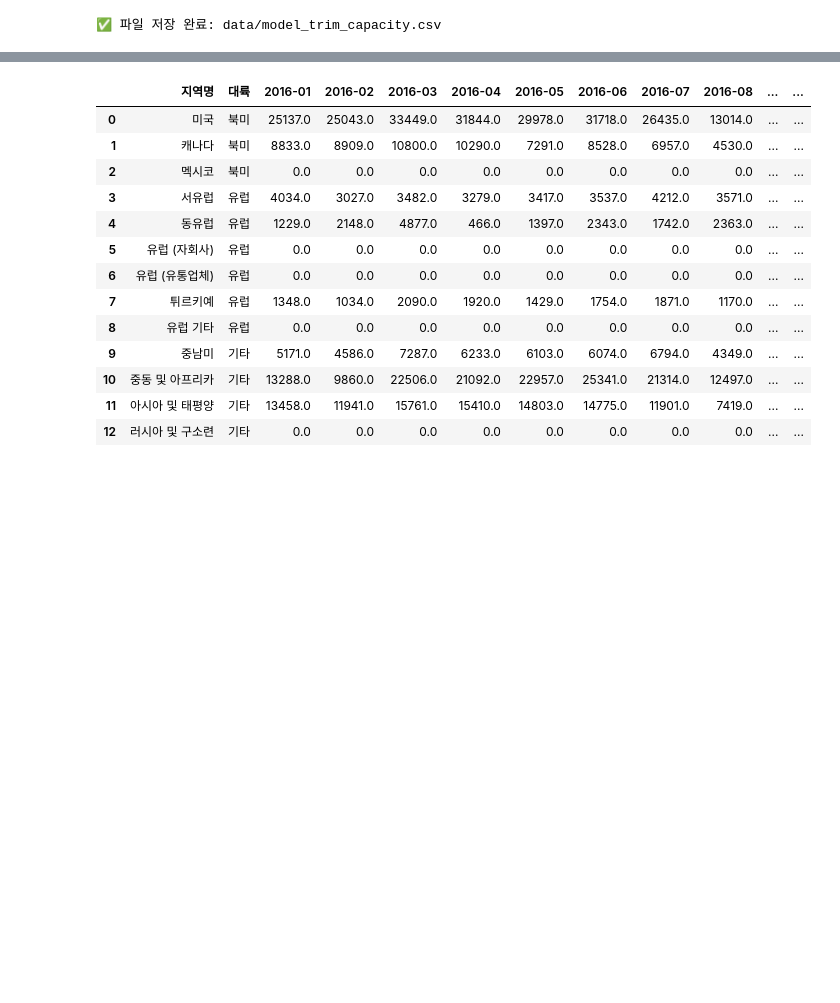
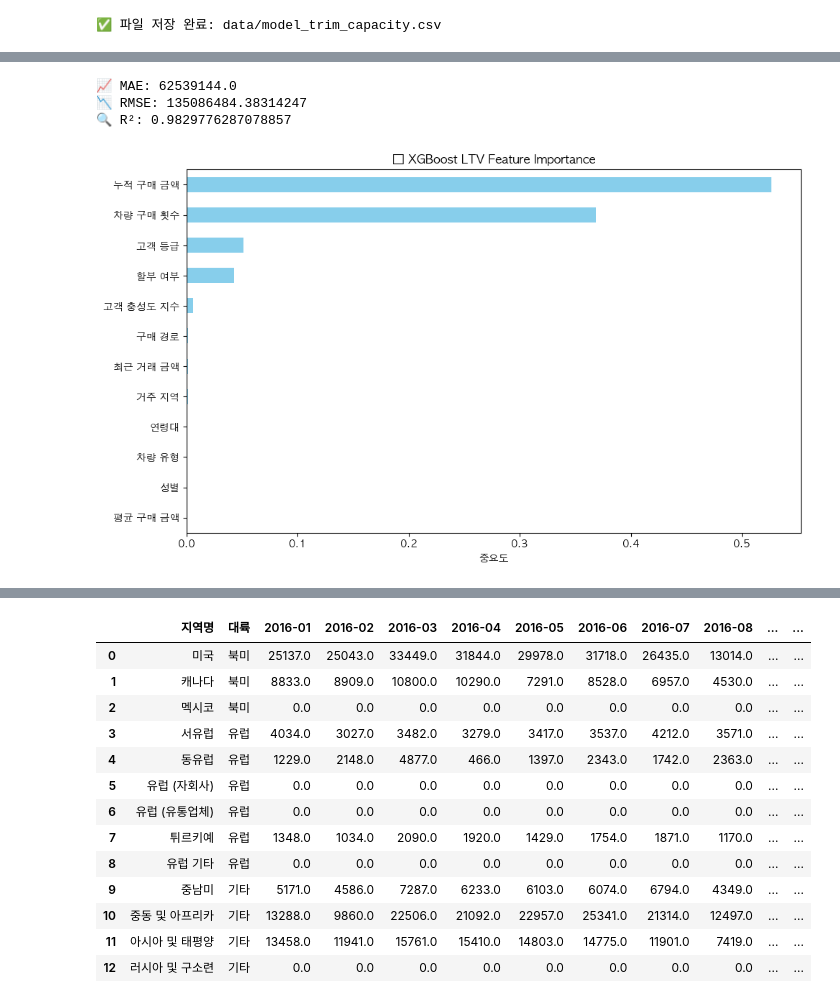
Before and after one commit to CodeWorks-hi/hyundai-crm-platform, a Jupyter notebook: preprocessing.ipynb, the cells around one changed output, grey strips where cells are left out. Saved outputs shown, nothing was run; the diff lists cells and outputs as text; code cells hidden in the pictures; blank space fills up the shorter version.

```diff
--- a/preprocessing.ipynb
+++ b/preprocessing.ipynb
@@ -57,0 +132,3 @@ print(f"✅ 파일 저장 완료: {output_path}")
+# %%
+# 4. 타겟 정의 (LTV)
+target = "고객 평생 가치"
@@ -57,0 +148,8 @@ print(f"✅ 파일 저장 완료: {output_path}")
+# %%
+# 7. 학습/검증 분리
+X = df_encoded[features]
+y = df_encoded[target]
+
+X_train, X_test, y_train, y_test = train_test_split(
+    X, y, test_size=0.2, random_state=23
+)
@@ -57,0 +187,4 @@ print(f"✅ 파일 저장 완료: {output_path}")
+# %%
+# 8. XGBoost 모델 학습
+model = XGBRegressor(n_estimators=200, max_depth=5, learning_rate=0.05)
+model.fit(X_train, y_train)
@@ -57,0 +224,40 @@ print(f"✅ 파일 저장 완료: {output_path}")
+# %%
+print("📈 MAE:", mean_absolute_error(y_test, y_pred))
+print("📉 RMSE:", np.sqrt(mean_squared_error(y_test, y_pred)))
+print("🔍 R²:", r2_score(y_test, y_pred))
+# %% [output]
+📈 MAE: 62539144.0
+📉 RMSE: 135086484.38314247
+🔍 R²: 0.9829776287078857
+# %%
+import numpy as np
+import pandas as pd
+import matplotlib.pyplot as plt
+import seaborn as sb
+
+%matplotlib inline
+
+import platform
+
+from matplotlib import font_manager, rc
+plt.rcParams['axes.unicode_minus'] = False
+
+if platform.system() == 'Darwin':
+    rc('font', family='AppleGothic')
+elif platform.system() == 'Windows':
+    path = "c:/Windows/Fonts/malgun.ttf"
+    font_name = font_manager.FontProperties(fname=path).get_name()
+    rc('font', family=font_name)
+else:
+    print('Unknown system... sorry~~~~')
+# %%
+# 10. 중요 변수 시각화
+importances = pd.Series(model.feature_importances_, index=features).sort_values()
+plt.figure(figsize=(10, 6))
+importances.plot(kind="barh", color="skyblue")
+plt.title("🎯 XGBoost LTV Feature Importance")
+plt.xlabel("중요도")
+plt.tight_layout()
+plt.show()
+# %% [output]
+[figure, added]
```
Also changed, not shown: parts of 25 cells of this notebook, 4 other files.
